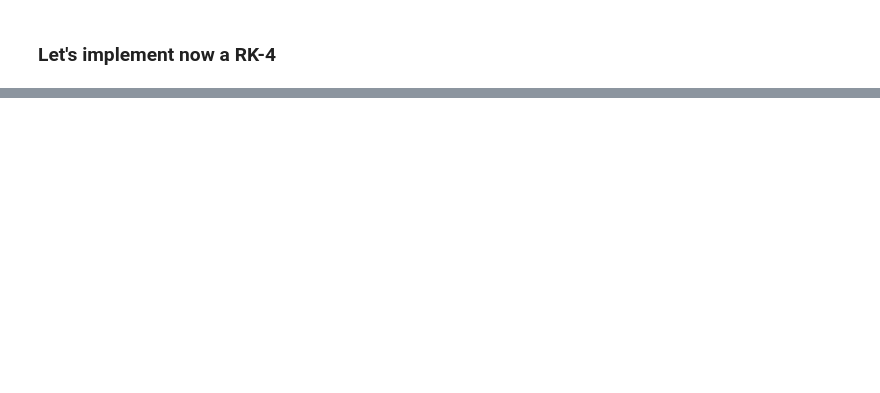
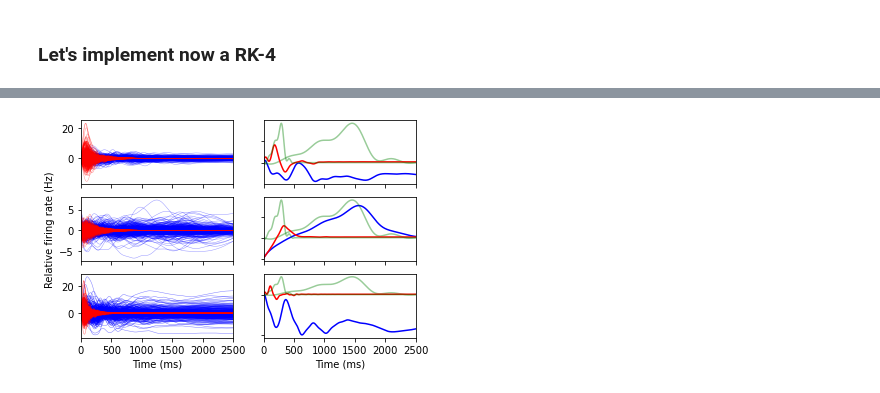
Before and after one commit to juansebastiancalderongarcia/Motor-control-for-speed-transition, a Jupyter notebook: Euler and RK4 Method for Neuronal Transient activity.ipynb, the cells around one changed output, grey strips where cells are left out. Saved outputs shown, nothing was run; the diff lists cells and outputs as text; code cells hidden in the pictures; blank space fills up the shorter version.

```diff
--- a/Euler and RK4 Method for Neuronal Transient activity.ipynb
+++ b/Euler and RK4 Method for Neuronal Transient activity.ipynb
@@ -124,0 +331,55 @@ fig.show()
+# %%
+slow_dynamics = run_dynamics(Wsoc, g_slow.T , params, x0)
+fast_dynamics = run_dynamics(Wsoc, np.ones((N,1)) , params, x0)
+z_slow = output(slow_dynamics['R'], readout)
+z_fast = output(fast_dynamics['R'], readout)
+
+slow_dynamics_RNN = final_f_NL(x_slow_seqs[-1,:,:])
+fast_dynamics_RNN = final_f_NL(x_fast_seqs[-1,:,:])
+z_slow_RNN = output(slow_dynamics_RNN, readout)
+z_fast_RNN = output(fast_dynamics_RNN, readout)
+
+x_slow_RNN = RK4(x0, tf = 2500, g = g_slow.T , n_time = 500)
+x_fast_RNN = RK4(x0, tf = 2500, g = np.ones((N,1)) , n_time = 500)
+f_RNN_slow = final_f_NL(x_slow_RNN.T)
+f_RNN_fast = final_f_NL(x_fast_RNN.T)
+z_slow_RK = output(f_RNN_slow, readout)
+z_fast_RK = output(f_RNN_fast, readout)
+# %%
+tf_plot = 2500
+n_points = int(tf_plot*1/5)
+fig, ((ax0, ax1), (ax2, ax3), (ax4, ax5)) = plt.subplots(3, 2)
+ax0.plot(np.linspace(0,tf_plot,n_points),(slow_dynamics['R'])[:tf_plot,:], color = 'b', linewidth = 0.5, alpha = 0.4)
+ax0.plot(np.linspace(0,tf_plot,n_points),(fast_dynamics['R'])[:tf_plot,:], color = 'r', linewidth = 0.5, alpha = 0.4)
+ax0.set_xlim([0,tf_plot])
+ax1.plot(np.linspace(0,tf_plot,n_points),z_slow[:tf_plot], color = 'b')
+ax1.plot(np.linspace(0,tf_plot,n_points),muscle_activity[:tf_plot,-1], color = 'green', alpha = 0.4)
+ax1.plot(np.linspace(0,tf_plot,n_points),z_fast[:tf_plot], color = 'r')
+ax1.plot(np.linspace(0,tf_plot,n_points),muscle_activity[:tf_plot,0], color = 'green', alpha = 0.4)
+ax1.set_xlim([0,tf_plot])
+ax1.set_xlabel('Time (ms)')
+ax2.plot(np.linspace(0,tf_plot,n_points), slow_dynamics_RNN[:tf_plot,:] , color = 'b', linewidth = 0.5, alpha = 0.4)
+ax2.plot(np.linspace(0,tf_plot,n_points), fast_dynamics_RNN[:tf_plot,:] , color = 'r', linewidth = 0.5, alpha = 0.4)
+ax2.set_ylabel('Relative firing rate (Hz)')
+ax2.set_xlim([0,tf_plot])
+ax3.plot(np.linspace(0,tf_plot,n_points),z_slow_RNN[:tf_plot], color = 'b')
+ax3.plot(np.linspace(0,tf_plot,n_points),muscle_activity[:tf_plot,-1], color = 'green', alpha = 0.4)
+ax3.plot(np.linspace(0,tf_plot,n_points),z_fast_RNN[:tf_plot], color = 'r')
+ax3.plot(np.linspace(0,tf_plot,n_points),muscle_activity[:tf_plot,0], color = 'green', alpha = 0.4)
+ax3.set_xlim([0,tf_plot])
+ax3.set_xlabel('Time (ms)')
+ax4.plot(np.linspace(0,tf_plot,n_points), f_RNN_slow[:tf_plot] , color = 'b', linewidth = 0.5 , alpha = 0.5)
+ax4.plot(np.linspace(0,tf_plot,n_points), f_RNN_fast[:tf_plot] , color = 'r', linewidth = 0.5 , alpha = 0.5)
+ax4.set_xlabel('Time (ms)')
+ax4.set_xlim([0,tf_plot])
+ax5.plot(np.linspace(0,tf_plot,n_points),z_slow_RK[:tf_plot], color = 'b')
+ax5.plot(np.linspace(0,tf_plot,n_points),muscle_activity[:tf_plot,-1], color = 'green', alpha = 0.4)
+ax5.plot(np.linspace(0,tf_plot,n_points),z_fast_RK[:tf_plot], color = 'r')
+ax5.plot(np.linspace(0,tf_plot,n_points),muscle_activity[:tf_plot,0], color = 'green', alpha = 0.4)
+ax5.set_xlim([0,tf_plot])
+ax5.set_xlabel('Time (ms)')
+for ax in fig.get_axes():
+    ax.label_outer()
+fig.show()
+# %% [output]
+[figure, added]
```
Also changed, not shown: parts of 21 cells of this notebook.
